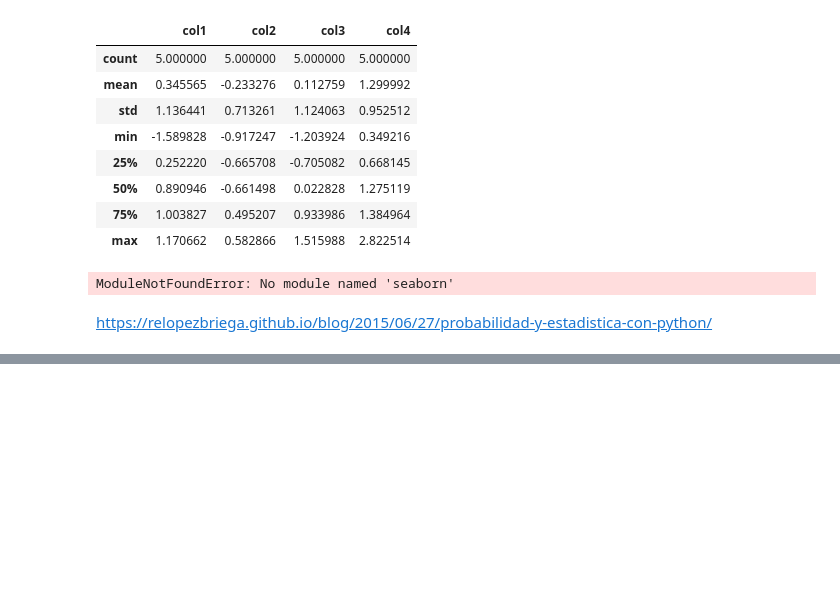
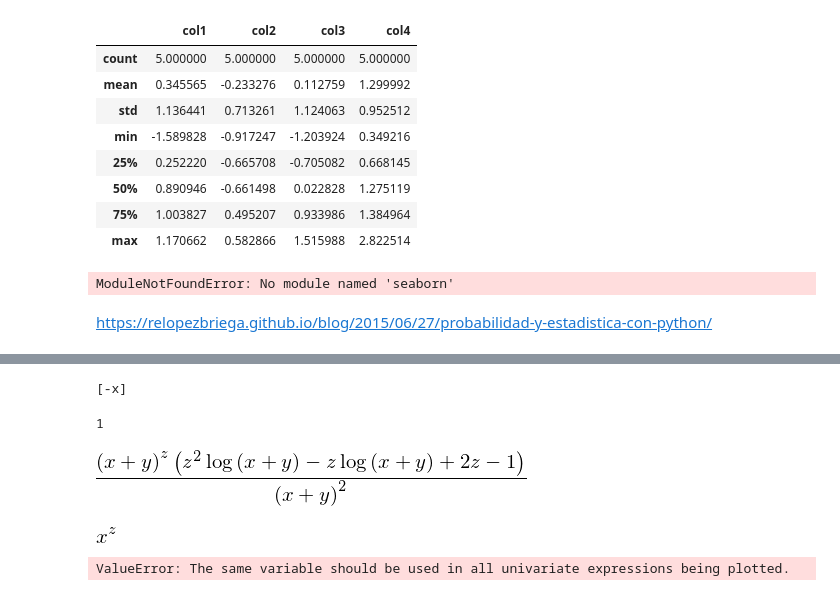
Before and after one commit to stivio00/NumericalMethodsJupyter, a Jupyter notebook: Estadistica.ipynb, the cells around one changed output, grey strips where cells are left out. Cells and saved outputs as stored; diff of their text form; code cells hidden in the pictures; blank space fills up the shorter version.

```diff
--- a/Estadistica.ipynb
+++ b/Estadistica.ipynb
@@ -50,0 +116,6 @@ https://relopezbriega.github.io/blog/2015/06/27/probabilidad-y-estadistica-con-p
+# %%
+x,y,z,f = sp.symbols("x y z f")
+# %%
+sp.solve(f + x,f)
+# %% [output]
+[-x]
@@ -50,0 +124,18 @@ https://relopezbriega.github.io/blog/2015/06/27/probabilidad-y-estadistica-con-p
+# %%
+y.diff(y,1)
+# %% [output]
+1
+# %%
+expr = (x+y)**z
+# %%
+expr.diff(z,1,x,1,y,1)
+# %% [output]
+[figure, added]
+# %%
+expr.subs(y,0)
+# %% [output]
+[figure, added]
+# %%
+sp.plot(expr.subs(y,0).subs(z,y), [x,-10,10], [y,-10,10])
+# %% [output]
+ValueError: The same variable should be used in all univariate expressions being plotted.
```
Also changed, not shown: parts of 16 cells of this notebook, 7 other files.
